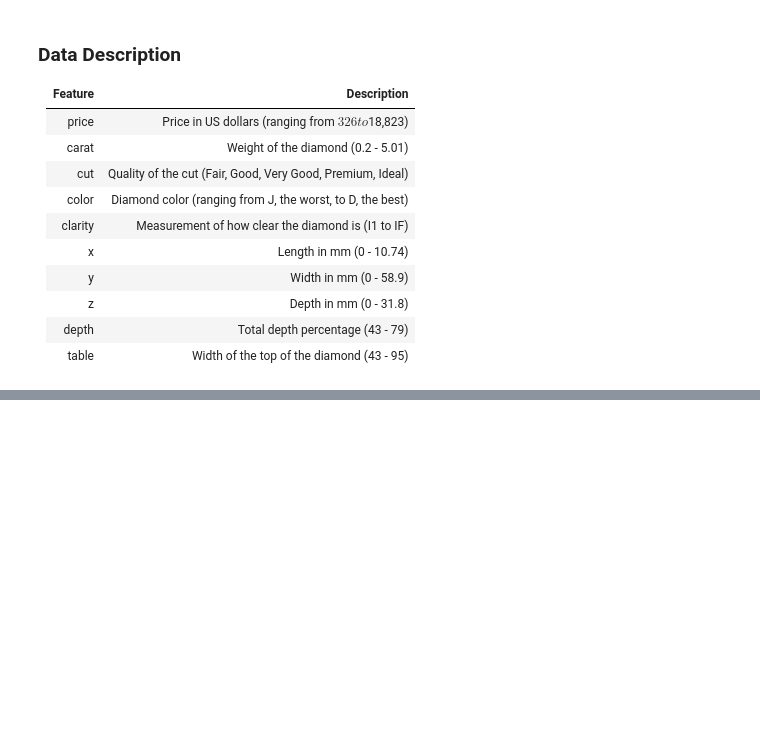
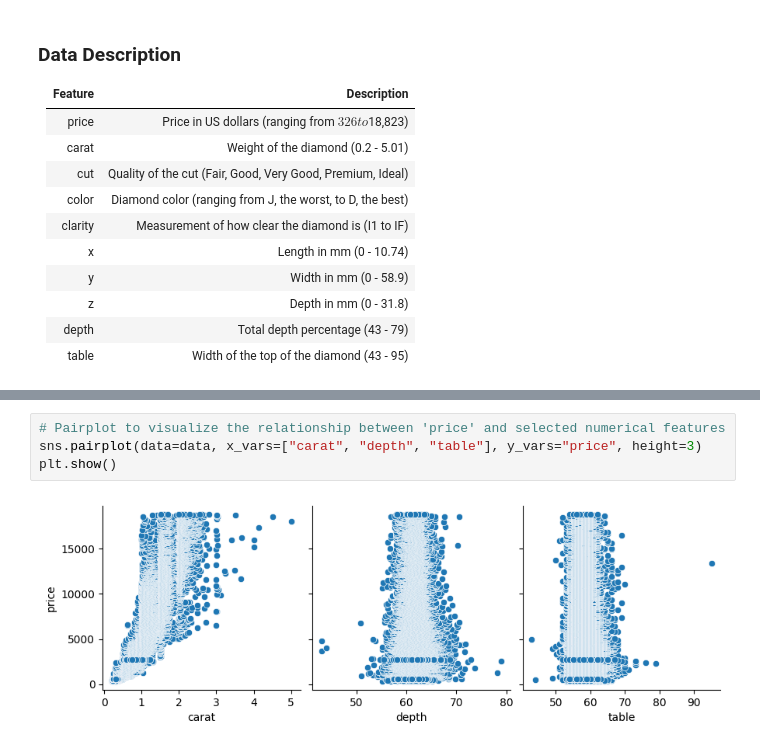
Before and after one commit to Angad143/Diamond-Price-Prediction, a Jupyter notebook: Diamonds_price_predictions.ipynb, the cells around one changed output, grey strips where cells are left out. Drawn from its saved outputs; the diff is of its cells as text; blank space fills up the shorter version.

```diff
--- a/Diamonds_price_predictions.ipynb
+++ b/Diamonds_price_predictions.ipynb
@@ -96,0 +153,6 @@ memory usage: 4.1+ MB
+# %%
+# Pairplot to visualize the relationship between 'price' and selected numerical features
+sns.pairplot(data=data, x_vars=["carat", "depth", "table"], y_vars="price", height=3)
+plt.show()
+# %% [output]
+[figure, added]
```
Also changed, not shown: parts of 9 cells of this notebook.
